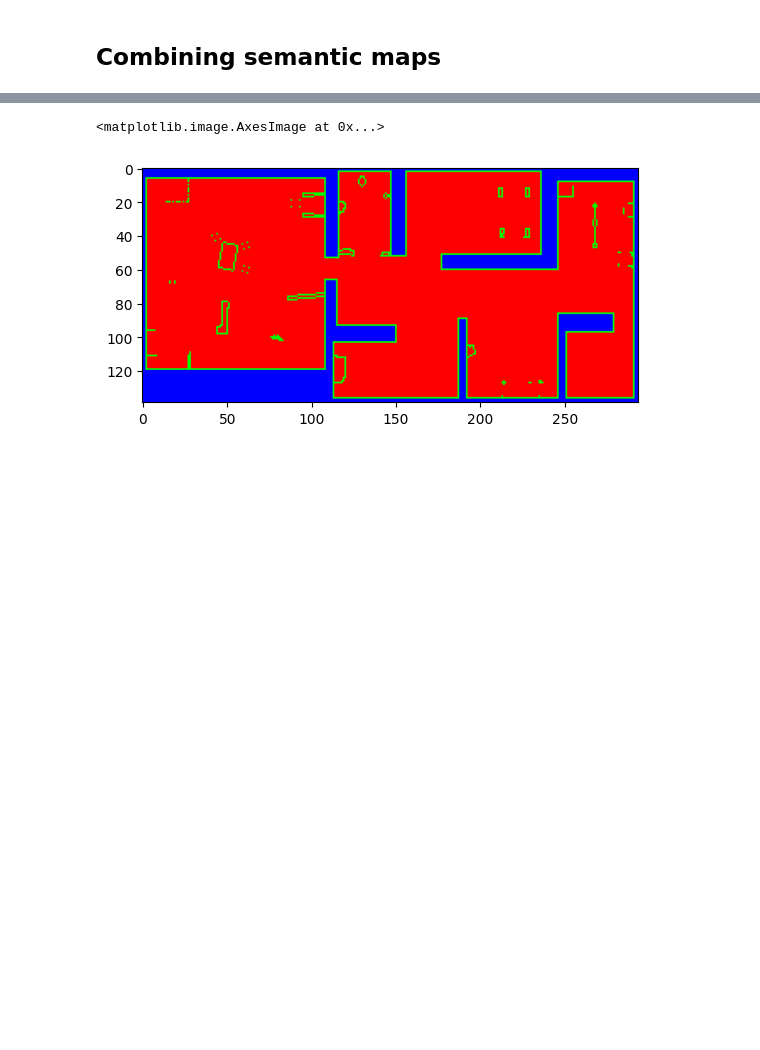
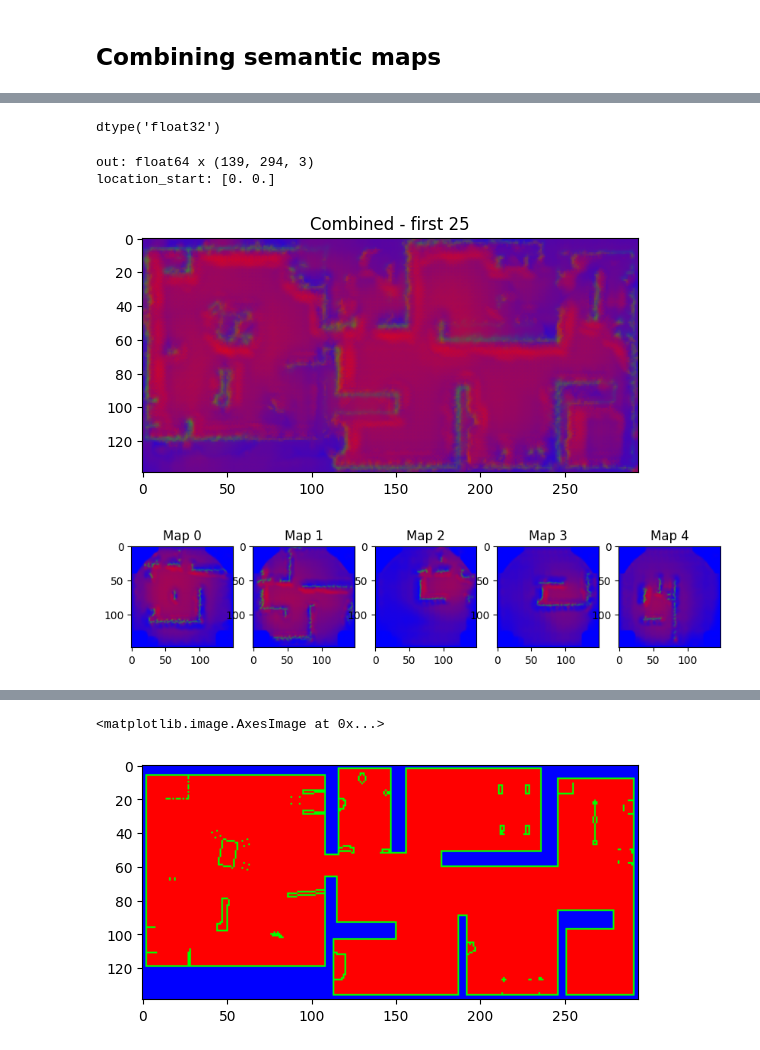
Before and after one commit to malcolmlett/robovac, a Jupyter notebook: Experiment_SLAM_data_generation_1.ipynb, the cells around one changed output, grey strips where cells are left out. Saved outputs shown, nothing was run; the diff lists cells and outputs as text; code cells hidden in the pictures; blank space fills up the shorter version.

```diff
--- a/Experiment_SLAM_data_generation_1.ipynb
+++ b/Experiment_SLAM_data_generation_1.ipynb
@@ -642 +277,28 @@ plt.show()
+# %%
+np.zeros((3,5)).astype(np.float32).dtype
+# %% [output]
+dtype('float32')
+# %%
+indices = range(25)
+output_range_px = (0, 0, floorplan.shape[1], floorplan.shape[0])
+out, location_start = slam_data.combine_semantic_maps(tf.gather(locs, indices), tf.gather(semantic_maps, indices), output_range_px=output_range_px)
+
+print(f"out: {out.dtype} x {out.shape}")
+print(f"location_start: {location_start}")
+
+plt.title("Combined - first 25")
+plt.imshow(out)
+plt.show()
+
+plt.figure(figsize=(10,3))
+for i, indice in enumerate(indices[0:5]):
+  plt.subplot(1,5,i+1)
+  plt.title(f"Map {indice}")
+  plt.imshow(semantic_maps[indice])
+plt.show()
+# %% [output]
+out: float64 x (139, 294, 3)
+location_start: [0. 0.]
+[figure, added]
+[figure, added]
 # %%
```
Also changed, not shown: parts of 25 cells of this notebook.
